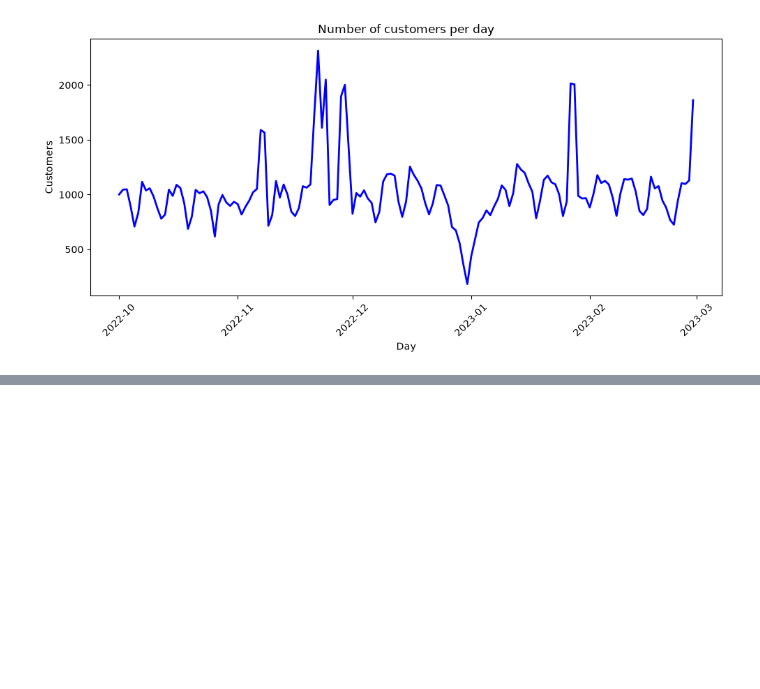
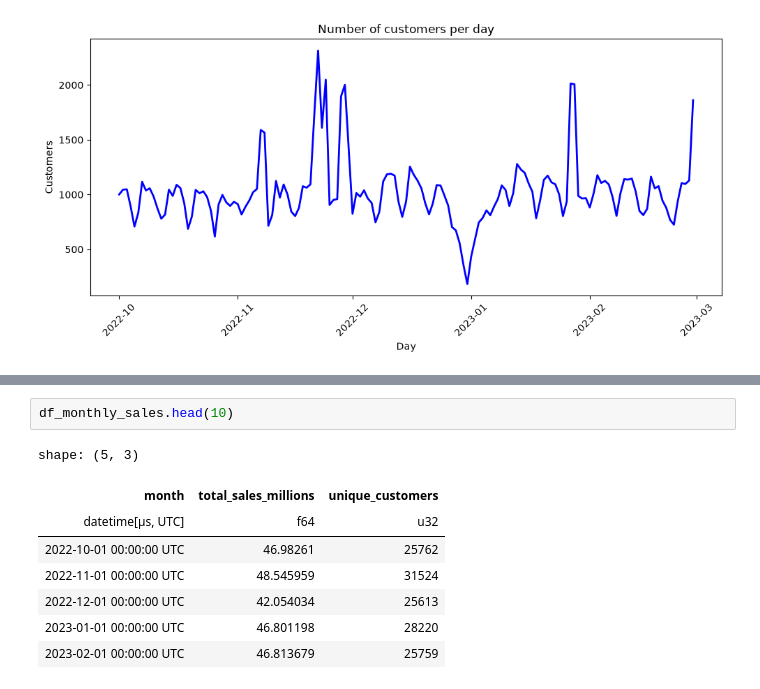
Before and after one commit to Numbersdontlie/Data-Science-Piscine, a Jupyter notebook: day3/ex01/ex01.ipynb, the cells around one changed output, grey strips where cells are left out. Drawn from its saved outputs; the diff is of its cells as text; blank space fills up the shorter version.

```diff
--- a/day3/ex01/ex01.ipynb
+++ b/day3/ex01/ex01.ipynb
@@ -88,0 +108,11 @@ plt.show()
+# %%
+df_monthly_sales.head(10)
+# %% [output]
+shape: (5, 3)
+| month | total_sales_millions | unique_customers |
+| datetime[μs, UTC] | f64 | u32 |
+| 2022-10-01 00:00:00 UTC | 46.98261 | 25762 |
+| 2022-11-01 00:00:00 UTC | 48.545959 | 31524 |
+| 2022-12-01 00:00:00 UTC | 42.054034 | 25613 |
+| 2023-01-01 00:00:00 UTC | 46.801198 | 28220 |
+| 2023-02-01 00:00:00 UTC | 46.813679 | 25759 |
```
Also changed, not shown: parts of 5 cells of this notebook.
